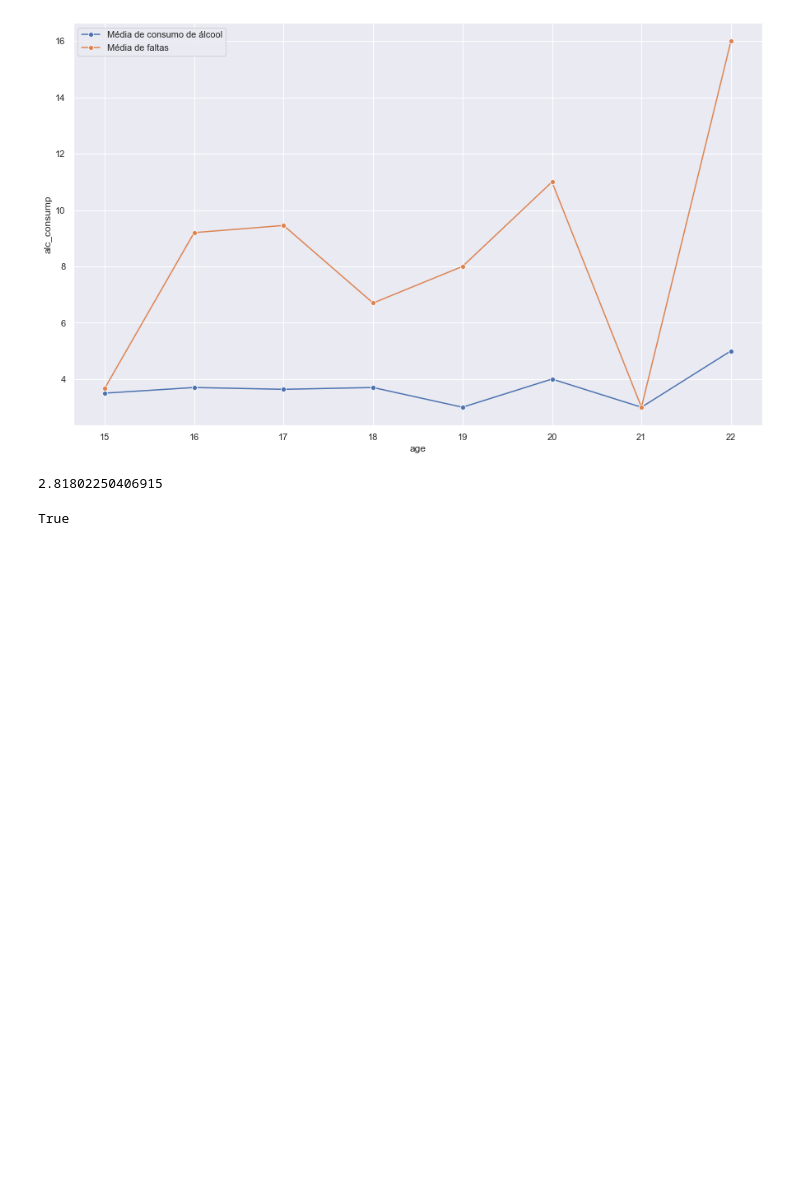
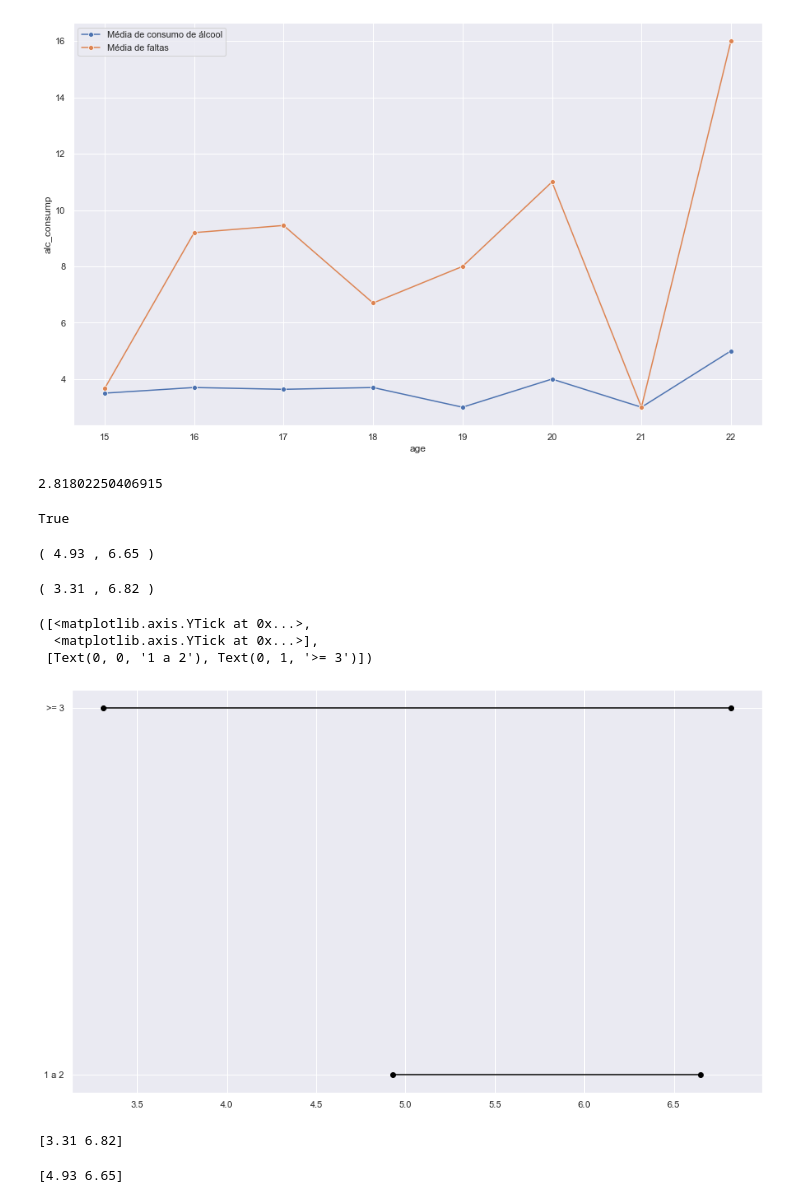
Before and after one commit to ferprr/data-science-project, a Jupyter notebook: notebooks/hypothesis_tests_and_IC.ipynb, the cells around one changed output. Saved outputs shown, nothing was run; the diff lists cells and outputs as text; code cells hidden in the pictures; blank space fills up the shorter version.

```diff
--- a/notebooks/hypothesis_tests_and_IC.ipynb
+++ b/notebooks/hypothesis_tests_and_IC.ipynb
@@ -295,3 +296,54 @@ foo = p_value(result_t2, diffs_t2)
 resposta2(diffs_t2, result_t2)
 # %% [output]
 True
+# %%
+#IC para media de faltas de alunos que bebem até 2 vezes nos dias úteis da semana com 95% de confiança
+media_ate_2 = np.mean(alcohol_consumption.loc[alcohol_consumption['Dalc'] < 3 ,'absences'])
+desvio_patrao_ate_2 = np.std(alcohol_consumption.loc[alcohol_consumption['Dalc'] < 3,'absences'])
+
+z = 1.96
+CI_inf_ate_2 = media_ate_2 - z*(desvio_patrao_ate_2/np.sqrt(len(alcohol_consumption.loc[alcohol_consumption['Dalc'] < 3])))
+CI_sup_ate_2 = media_ate_2 + z*(desvio_patrao_ate_2/np.sqrt(len(alcohol_consumption.loc[alcohol_consumption['Dalc'] < 3])))
+
+print('(', np.round(CI_inf_ate_2,2), ',',np.round(CI_sup_ate_2,2), ')')
+# %% [output]
+( 4.93 , 6.65 )
+# %%
+#IC para media de faltas de alunos que bebem de 3 a 5 vezes nos dias úteis da semana com 95% de confiança
+media_ate_2 = np.mean(alcohol_consumption.loc[alcohol_consumption['Dalc'] > 2 ,'absences'])
+desvio_patrao_ate_2 = np.std(alcohol_consumption.loc[alcohol_consumption['Dalc'] > 2,'absences'])
+
+z = 1.96
+CI_inf_ate_2 = media_ate_2 - z*(desvio_patrao_ate_2/np.sqrt(len(alcohol_consumption.loc[alcohol_consumption['Dalc'] > 2])))
+CI_sup_ate_2 = media_ate_2 + z*(desvio_patrao_ate_2/np.sqrt(len(alcohol_consumption.loc[alcohol_consumption['Dalc'] > 2])))
+
+print('(', np.round(CI_inf_ate_2,2), ',',np.round(CI_sup_ate_2,2), ')')
+# %% [output]
+( 3.31 , 6.82 )
+# %%
+#Plotando visualização dos intervalos de confiança
+
+data_dict = {}
+data_dict['DALC'] = ['1 a 2','>= 3']
+data_dict['INFERIOR'] = [4.93,3.31]
+data_dict['SUPERIOR'] = [6.65,6.82]
+dataset = pd.DataFrame(data_dict)
+
+for INFERIOR,SUPERIOR,y in zip(dataset['INFERIOR'],dataset['SUPERIOR'],range(len(dataset))):
+    plt.plot((INFERIOR,SUPERIOR),(y,y),'ro-',color='black')
+plt.yticks(range(len(dataset)),list(dataset['DALC']))
+# %% [output]
+([<matplotlib.axis.YTick at 0x...>,
+  <matplotlib.axis.YTick at 0x...>],
+ [Text(0, 0, '1 a 2'), Text(0, 1, '>= 3')])
+[figure, added]
+# %%
+ci = st.norm.interval(alpha=0.95, loc=np.mean(alcohol_consumption.loc[alcohol_consumption['Dalc'] > 2 ,'absences']),scale=st.sem(alcohol_consumption.loc[alcohol_consumption['Dalc'] > 2 ,'absences'],ddof=0, nan_policy='omit'))
+print(np.round(ci,2))
+# %% [output]
+[3.31 6.82]
+# %%
+ci = st.norm.interval(alpha=0.95, loc=np.mean(alcohol_consumption.loc[alcohol_consumption['Dalc'] < 3 ,'absences']),scale=st.sem(alcohol_consumption.loc[alcohol_consumption['Dalc'] < 3 ,'absences'],ddof=0, nan_policy='omit'))
+print(np.round(ci,2))
+# %% [output]
+[4.93 6.65]
```
Also changed, not shown: parts of 4 cells of this notebook.
